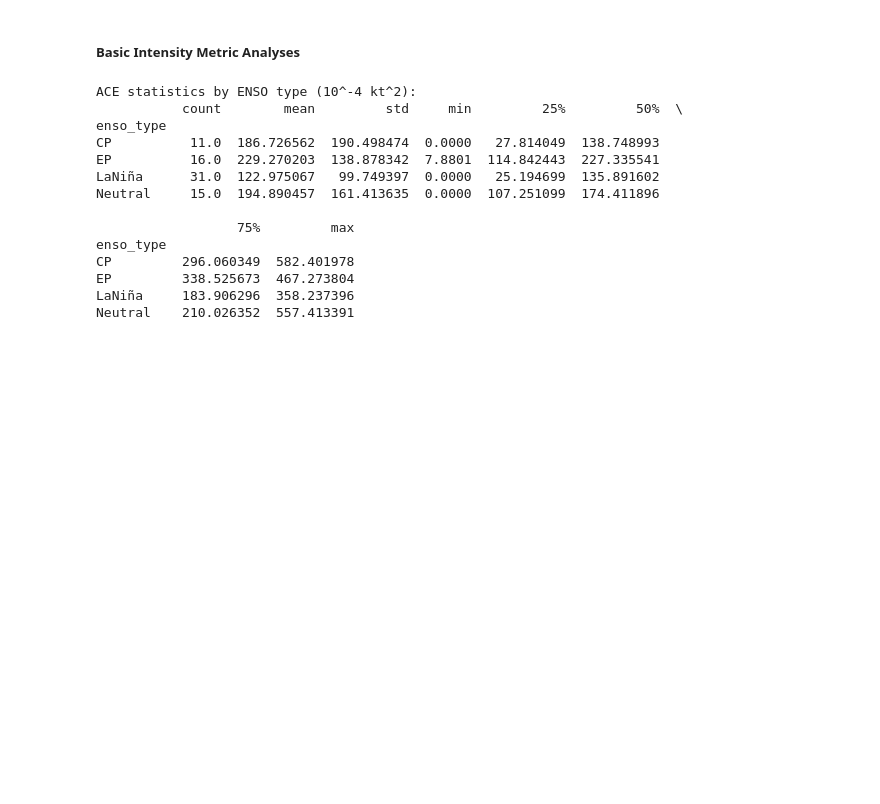
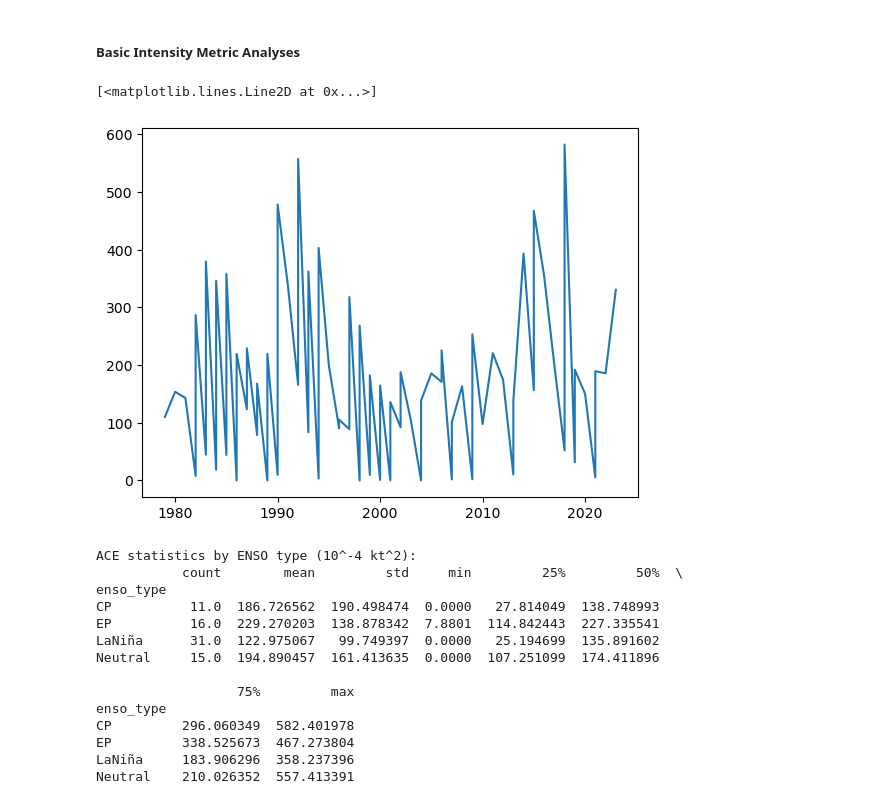
Before and after one commit to erinsatmosphere/ATMS_596_Final, a Jupyter notebook: ATMS_596_Final.ipynb, the cells around one changed output. Saved outputs shown, nothing was run; the diff lists cells and outputs as text; code cells hidden in the pictures; blank space fills up the shorter version.

```diff
--- a/ATMS_596_Final.ipynb
+++ b/ATMS_596_Final.ipynb
@@ -1521,6 +1521,12 @@ print(df_merged)
 [73 rows x 8 columns]
 # %% [markdown]
 ##### Basic Intensity Metric Analyses
+# %%
+# interpret / reformat XXX
+plt.plot(df_merged['year'], df_merged['ACE'])
+# %% [output]
+[<matplotlib.lines.Line2D at 0x...>]
+[figure, added]
 # %%
 # stats table: ACE distribution by ENSO category (now in official units)
 print("\nACE statistics by ENSO type (10^-4 kt^2):")
```
